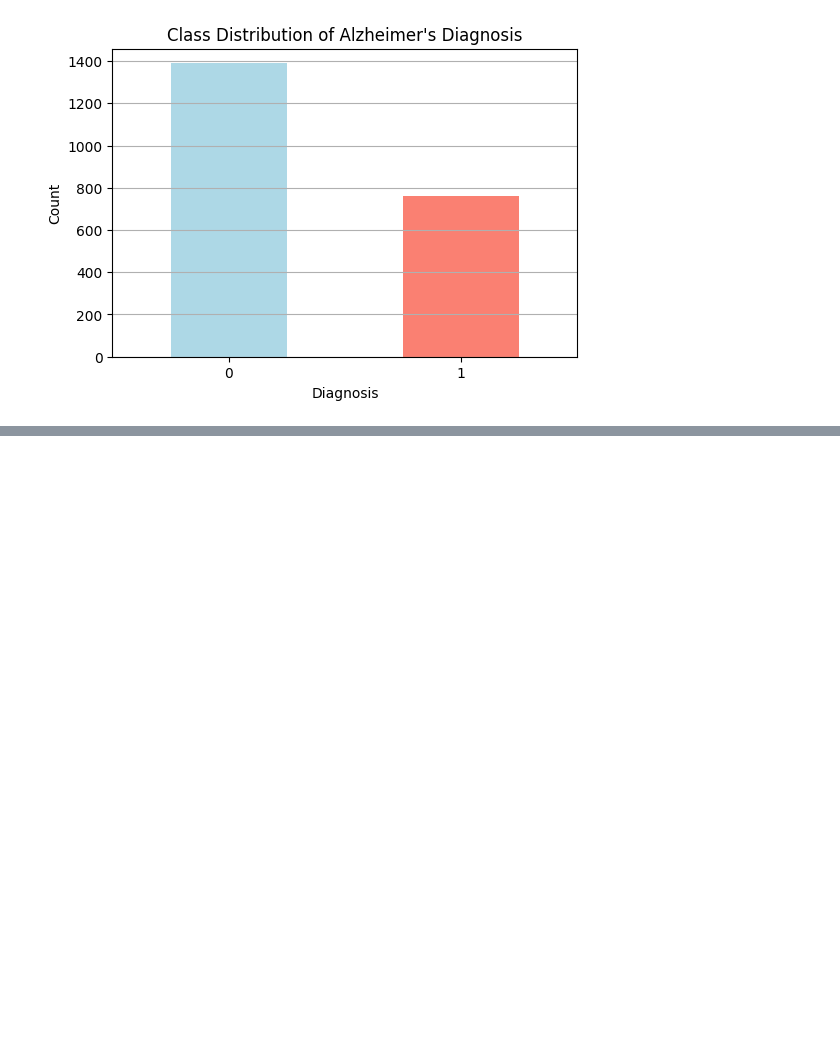
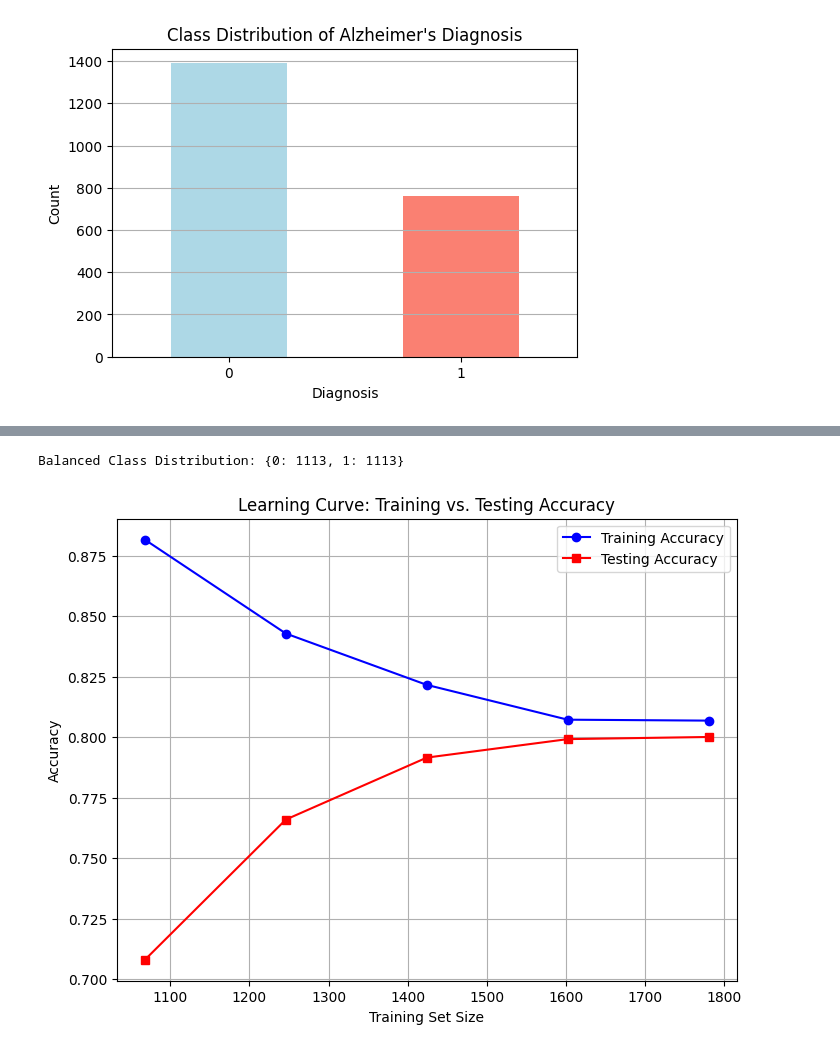
Before and after one commit to Prakyatp/SupervisedPCA, a Jupyter notebook: Training/SupervisedPCA.ipynb, the cells around one changed output, grey strips where cells are left out. Cells and saved outputs as stored; diff of their text form; code cells hidden in the pictures; blank space fills up the shorter version.

```diff
--- a/Training/SupervisedPCA.ipynb
+++ b/Training/SupervisedPCA.ipynb
@@ -87,5 +91,3 @@ else:
     print("\nNo duplicate rows found.")
 # %% [output]
 No duplicate rows found.
-# %%
-df.drop_duplicates(inplace=True)
@@ -464,0 +122,5 @@ F1 Score: 0.05031446540880503
+# %%
+mean_X = np.mean(X, axis=0)
+std_X = np.std(X, axis=0)
+
+X_scaled = (X - mean_X) / std_X
@@ -464,0 +320,40 @@ F1 Score: 0.05031446540880503
+# %%
+unique_classes, class_counts = np.unique(y_train, return_counts=True)
+print("Balanced Class Distribution:", dict(zip(unique_classes, class_counts)))
+# %% [output]
+Balanced Class Distribution: {0: 1113, 1: 1113}
+# %%
+from sklearn.model_selection import learning_curve
+import numpy as np
+import matplotlib.pyplot as plt
+from sklearn.linear_model import LogisticRegression
+
+import warnings
+warnings.filterwarnings("ignore")
+
+# Define model
+log_reg = LogisticRegression()
+
+# Generate learning curve data (Training & Testing)
+train_sizes, train_scores, test_scores = learning_curve(
+    log_reg, X_train_pca, y_train, cv=5, scoring="accuracy", train_sizes=np.linspace(0.1, 1.0, 10)
+)
+
+# Compute mean accuracy for training & testing
+train_mean = np.mean(train_scores, axis=1)
+test_mean = np.mean(test_scores, axis=1)
+
+# Plot learning curve
+plt.figure(figsize=(8, 6))
+plt.plot(train_sizes, train_mean, "o-", label="Training Accuracy", color="blue")
+plt.plot(train_sizes, test_mean, "s-", label="Testing Accuracy", color="red")
+
+# Formatting
+plt.xlabel("Training Set Size")
+plt.ylabel("Accuracy")
+plt.title("Learning Curve: Training vs. Testing Accuracy")
+plt.legend()
+plt.grid(True)
+plt.show()
+# %% [output]
+[figure, added]
```
Also changed, not shown: parts of 35 cells of this notebook, 1 other file.
